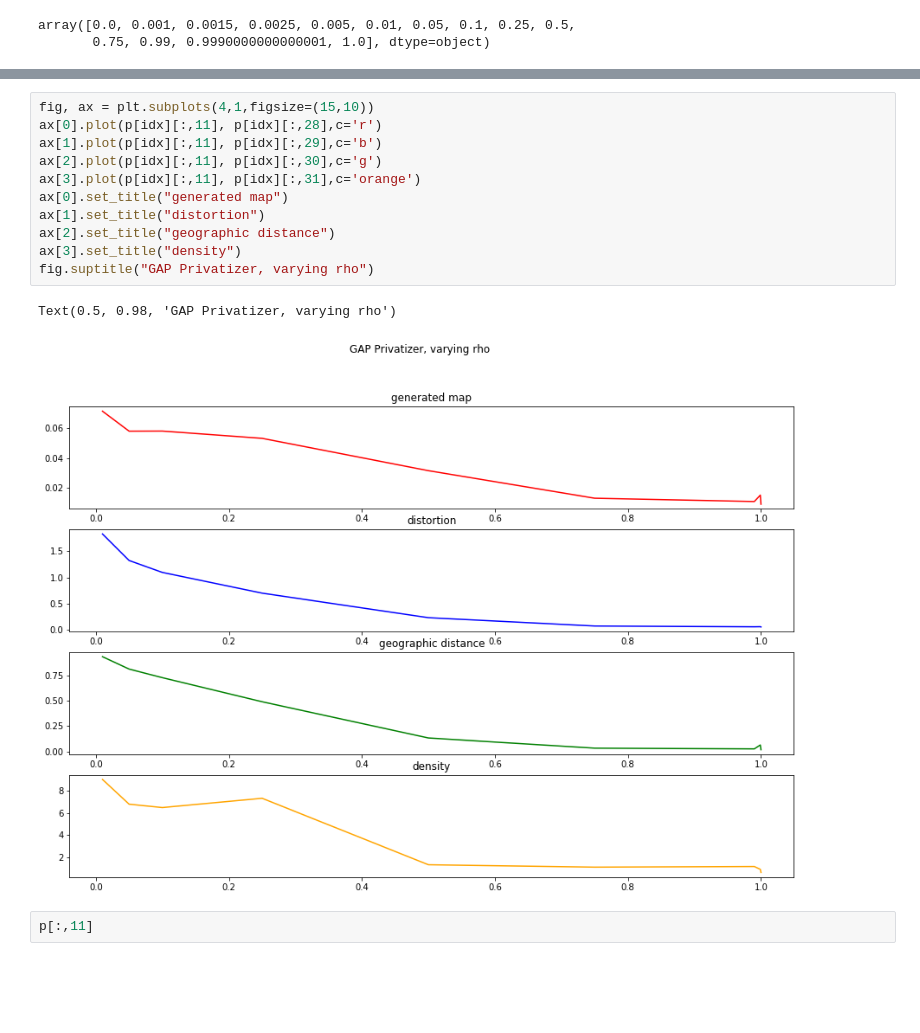
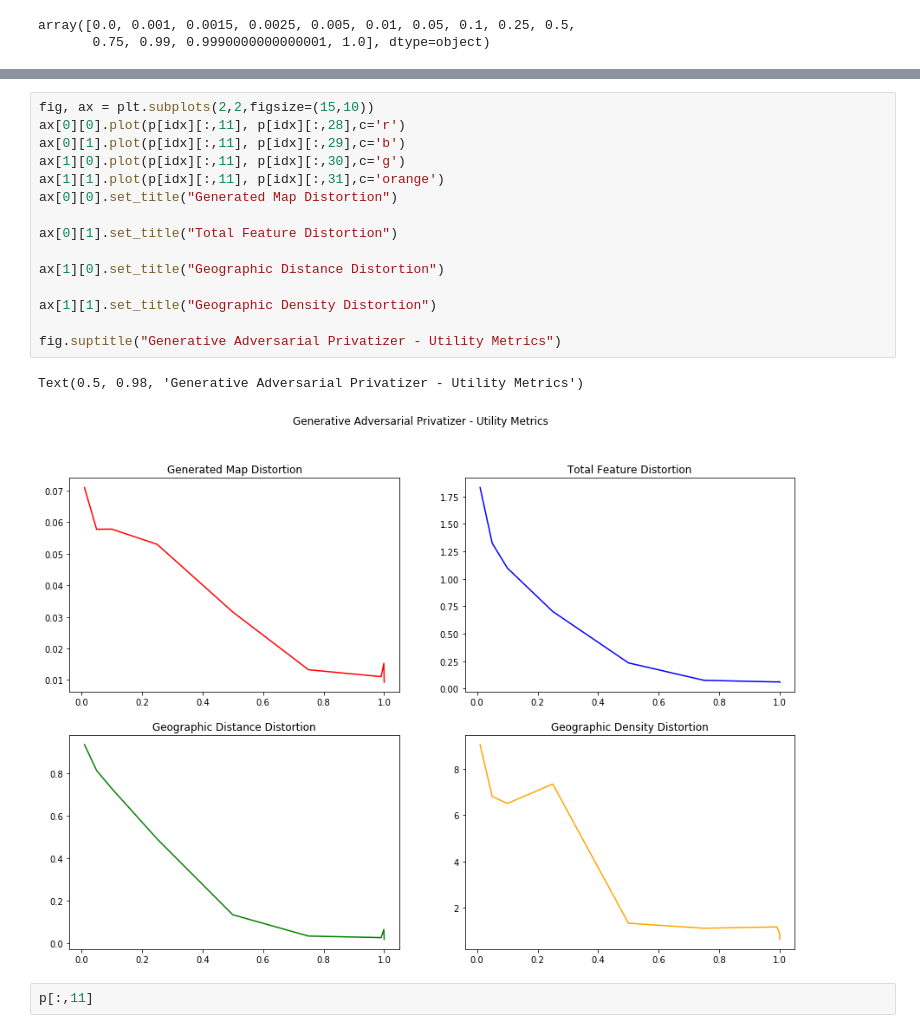
Before and after one commit to lillyclark/pytorch_privacy, a Jupyter notebook: Process Results.ipynb, the cells around one changed output, grey strips where cells are left out. Cells and saved outputs as stored; diff of their text form; blank space fills up the shorter version.

```diff
--- a/Process Results.ipynb
+++ b/Process Results.ipynb
@@ -310,17 +332,21 @@ Text(0.5, 0.98, 'Gap Privatizer')
 # %%
-fig, ax = plt.subplots(4,1,figsize=(15,10))
-ax[0].plot(p[idx][:,11], p[idx][:,28],c='r')
-ax[1].plot(p[idx][:,11], p[idx][:,29],c='b')
-ax[2].plot(p[idx][:,11], p[idx][:,30],c='g')
-ax[3].plot(p[idx][:,11], p[idx][:,31],c='orange')
-ax[0].set_title("generated map")
-ax[1].set_title("distortion")
-ax[2].set_title("geographic distance")
-ax[3].set_title("density")
-fig.suptitle("GAP Privatizer, varying rho")
+fig, ax = plt.subplots(2,2,figsize=(15,10))
+ax[0][0].plot(p[idx][:,11], p[idx][:,28],c='r')
+ax[0][1].plot(p[idx][:,11], p[idx][:,29],c='b')
+ax[1][0].plot(p[idx][:,11], p[idx][:,30],c='g')
+ax[1][1].plot(p[idx][:,11], p[idx][:,31],c='orange')
+ax[0][0].set_title("Generated Map Distortion")
+
+ax[0][1].set_title("Total Feature Distortion")
+
+ax[1][0].set_title("Geographic Distance Distortion")
+
+ax[1][1].set_title("Geographic Density Distortion")
+
+fig.suptitle("Generative Adversarial Privatizer - Utility Metrics")
 # %% [output]
-Text(0.5, 0.98, 'GAP Privatizer, varying rho')
+Text(0.5, 0.98, 'Generative Adversarial Privatizer - Utility Metrics')
-[figure, old version]
+[figure, new version]
 # %%
 p[:,11]
 # %% [output]
```
Also changed, not shown: parts of 14 cells of this notebook, 6 other files.
